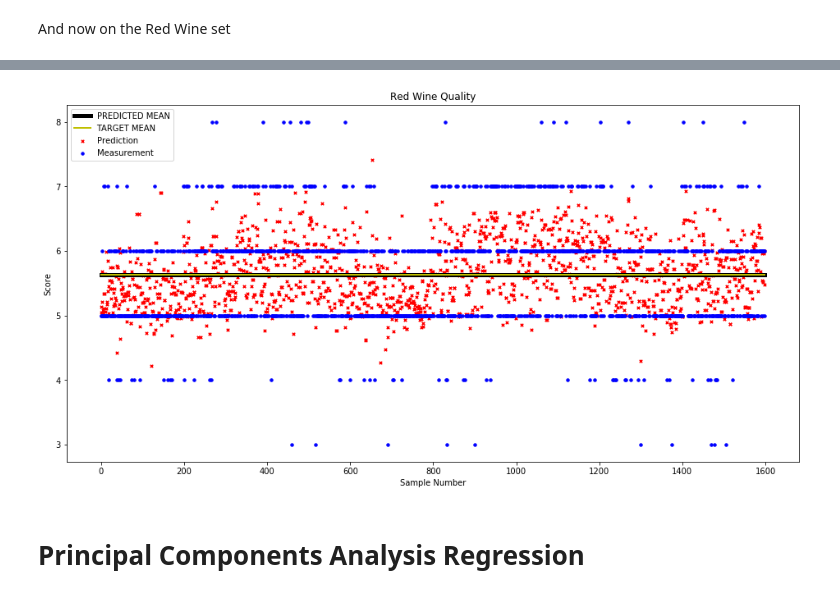
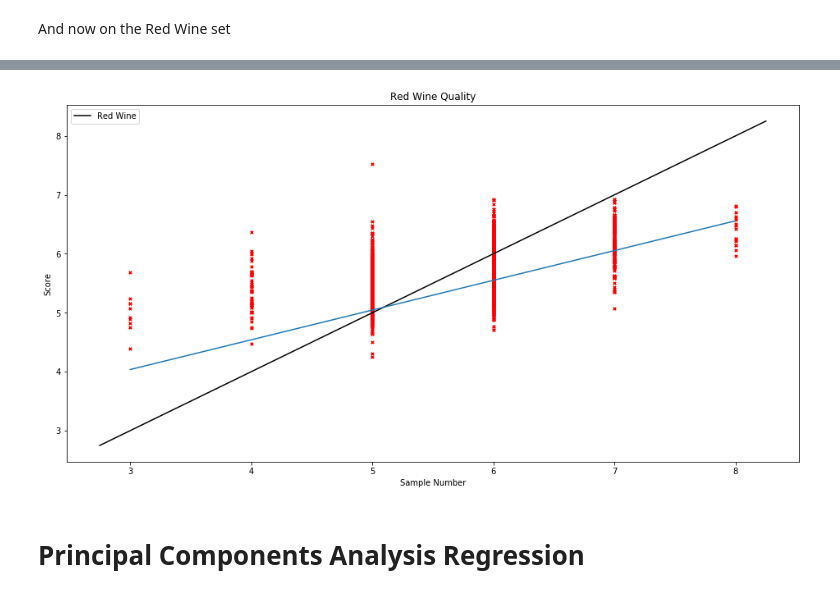
Before and after one commit to brookstawil/MLProject, a Jupyter notebook: Dataset 2 - Wine.ipynb, the cells around one changed output, grey strips where cells are left out. Drawn from its saved outputs; the diff is of its cells as text; code cells hidden in the pictures.

```diff
--- a/Dataset 2 - Wine.ipynb
+++ b/Dataset 2 - Wine.ipynb
@@ -319,25 +324,31 @@ Mean error using best w: [0.41700809]
 # %%
 # Graph Sample Number vs. Score
 # yHat is the Predicted
 # red_Y is the Measured
 x_axis = range(len(yHat))
 
 # Plot of the white wine data
 plt.figure(figsize=(16, 8))
+ax = plt.axes()
+
 plt.title('Red Wine Quality')
+plt.scatter(red_Y, yHat, s=12, color='r', marker='x')
+# Print straight line m=1
+ymin, ymax = ax.get_ylim()
+xmin, xmax = ax.get_xlim()
+lower = min([ymin,xmin])
+upper = max([ymax, xmax])
+ax.plot( [lower, upper] , [lower, upper], 'k-')
 
-plt.scatter(x_axis, yHat, s=12, color='r', marker='x')
-plt.plot([0, x_axis[len(x_axis)-1]],[np.mean(yHat), np.mean(yHat)], color='k', linewidth=5)
+# Plot best fit line
+plt.plot(np.unique(red_Y), np.poly1d(np.polyfit(red_Y[0,:], yHat[0,:], 1))(np.unique(red_Y)))
 
-plt.scatter(x_axis, red_Y, s=12, color='b', marker='o')
-plt.plot([0, x_axis[len(x_axis)-1]],[np.mean(red_Y), np.mean(red_Y)], color='y', linewidth=2)
-
-plt.legend(['PREDICTED MEAN', 'TARGET MEAN', 'Prediction', 'Measurement'])
+plt.legend(['Red Wine'])
 plt.xlabel('Sample Number')
 plt.ylabel('Score')
 plt.show()
 # %% [output]
-[figure, old version]
+[figure, new version]
 # %% [markdown]
 # Principal Components Analysis Regression
 # %%
```
Also changed, not shown: parts of 4 cells of this notebook.
